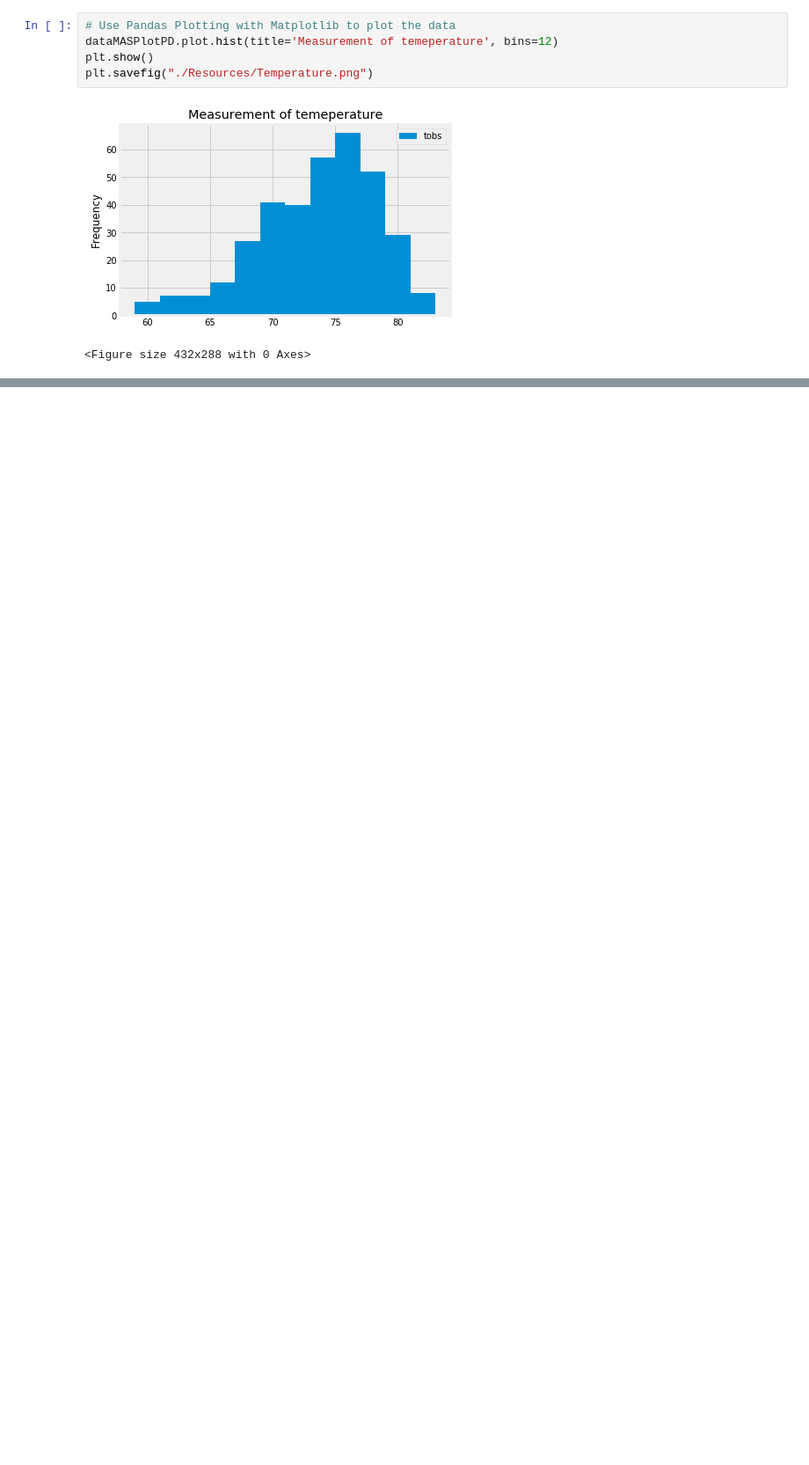
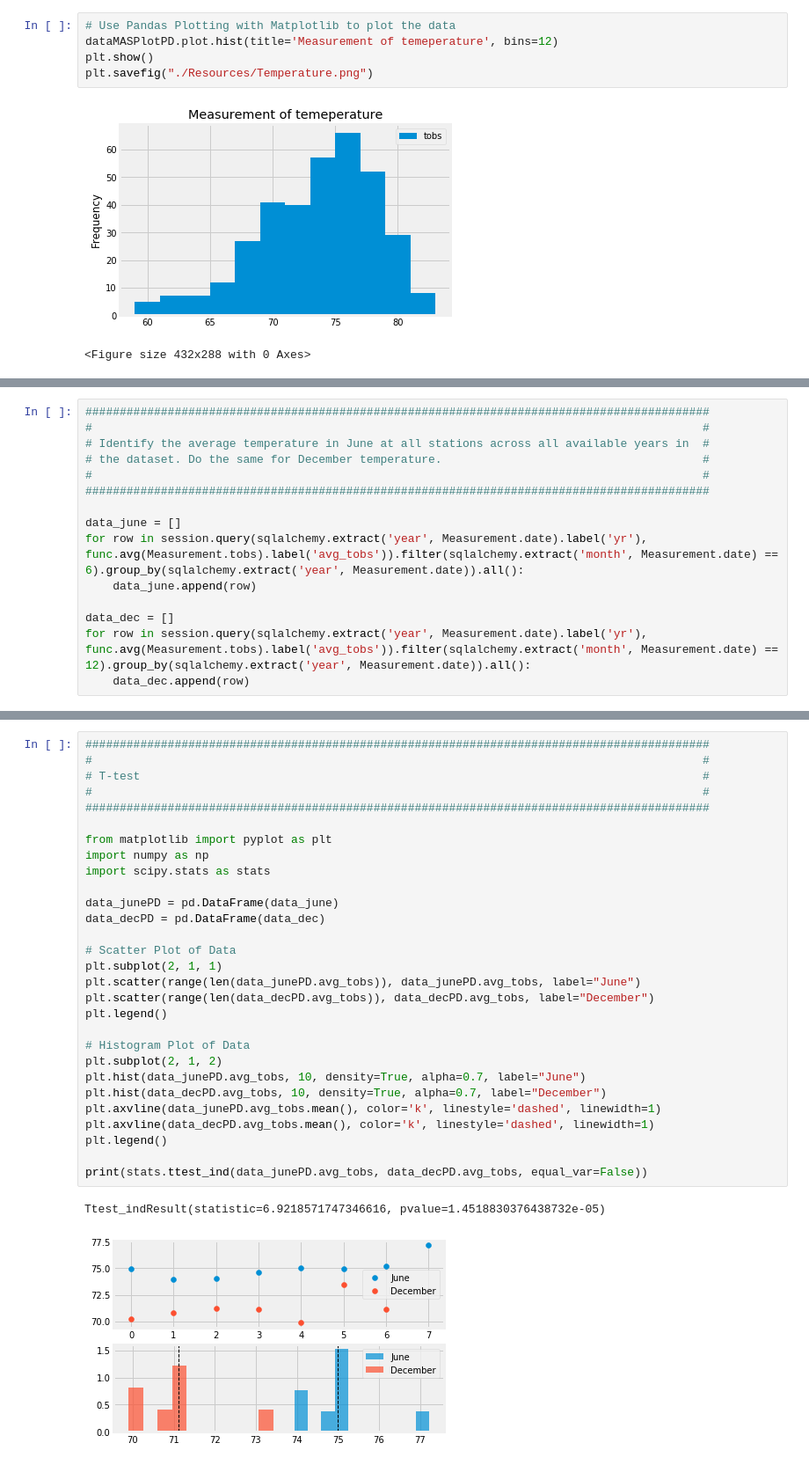
Before and after one commit to sancininea/sqlalchemy-challenge, a Jupyter notebook: climate_starter.ipynb, the cells around one changed output, grey strips where cells are left out. Shown: that part at 88% size. Saved outputs shown, nothing was run; the diff lists cells and outputs as text; blank space fills up the shorter version.

```diff
--- a/climate_starter.ipynb
+++ b/climate_starter.ipynb
@@ -233,0 +356,15 @@ plt.savefig("./Resources/Temperature.png")
+# %%
+###########################################################################################
+#                                                                                         #
+# Identify the average temperature in June at all stations across all available years in  #
+# the dataset. Do the same for December temperature.                                      #
+#                                                                                         #
+###########################################################################################
+
+data_june = []
+for row in session.query(sqlalchemy.extract('year', Measurement.date).label('yr'), func.avg(Measurement.tobs).label('avg_tobs')).filter(sqlalchemy.extract('month', Measurement.date) == 6).group_by(sqlalchemy.extract('year', Measurement.date)).all():
+    data_june.append(row)
+
+data_dec = []
+for row in session.query(sqlalchemy.extract('year', Measurement.date).label('yr'), func.avg(Measurement.tobs).label('avg_tobs')).filter(sqlalchemy.extract('month', Measurement.date) == 12).group_by(sqlalchemy.extract('year', Measurement.date)).all():
+    data_dec.append(row)
@@ -233,0 +381,32 @@ plt.savefig("./Resources/Temperature.png")
+# %%
+###########################################################################################
+#                                                                                         #
+# T-test                                                                                  #
+#                                                                                         #
+###########################################################################################
+
+from matplotlib import pyplot as plt
+import numpy as np
+import scipy.stats as stats
+
+data_junePD = pd.DataFrame(data_june)
+data_decPD = pd.DataFrame(data_dec)
+
+# Scatter Plot of Data
+plt.subplot(2, 1, 1)
+plt.scatter(range(len(data_junePD.avg_tobs)), data_junePD.avg_tobs, label="June")
+plt.scatter(range(len(data_decPD.avg_tobs)), data_decPD.avg_tobs, label="December")
+plt.legend()
+
+# Histogram Plot of Data
+plt.subplot(2, 1, 2)
+plt.hist(data_junePD.avg_tobs, 10, density=True, alpha=0.7, label="June")
+plt.hist(data_decPD.avg_tobs, 10, density=True, alpha=0.7, label="December")
+plt.axvline(data_junePD.avg_tobs.mean(), color='k', linestyle='dashed', linewidth=1)
+plt.axvline(data_decPD.avg_tobs.mean(), color='k', linestyle='dashed', linewidth=1)
+plt.legend()
+
+print(stats.ttest_ind(data_junePD.avg_tobs, data_decPD.avg_tobs, equal_var=False))
+# %% [output]
+Ttest_indResult(statistic=6.9218571747346616, pvalue=1.4518830376438732e-05)
+[figure, added]
```
Also changed, not shown: parts of 17 cells of this notebook, 2 other files.
